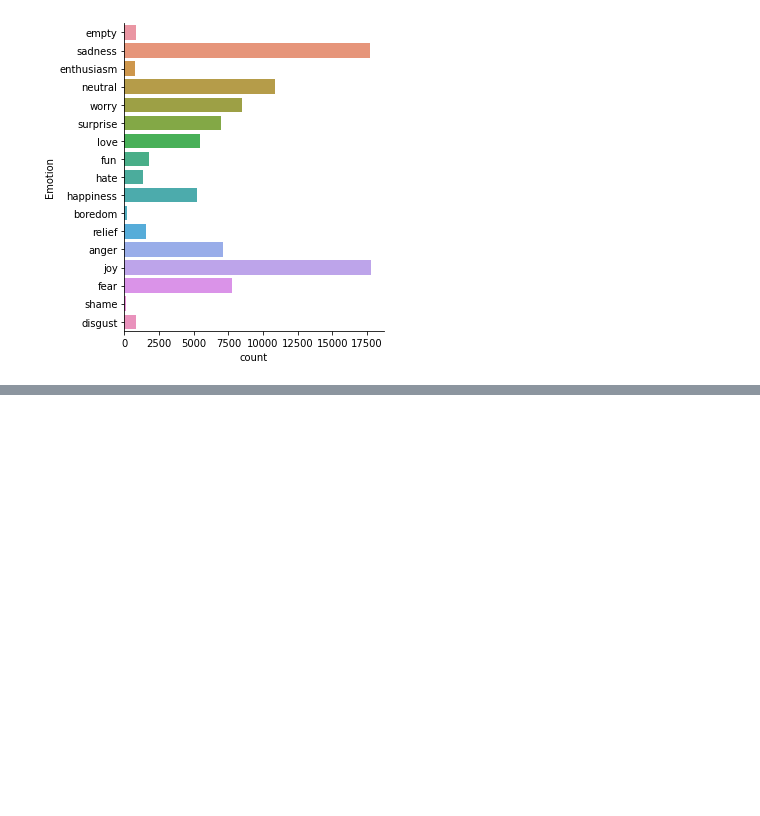
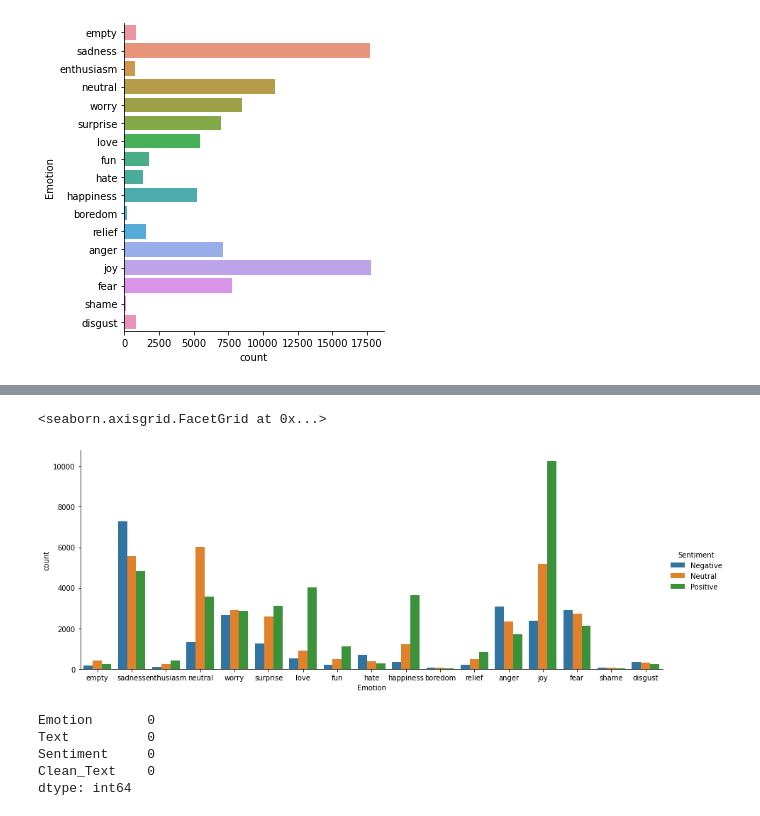
Before and after one commit to emadeldinadel2022/EmotionRecognitionText, a Jupyter notebook: emotion_recognition_with_text.ipynb, the cells around one changed output, grey strips where cells are left out. Saved outputs shown, nothing was run; the diff lists cells and outputs as text; code cells hidden in the pictures; blank space fills up the shorter version.

```diff
--- a/emotion_recognition_with_text.ipynb
+++ b/emotion_recognition_with_text.ipynb
@@ -88,0 +156,11 @@ sns.catplot(data=dataset, y="Emotion", kind = "count")
+# %%
+def get_sentiment(text):
+  blob = TextBlob(text)
+  sentiment = blob.sentiment.polarity
+  if sentiment > 0:
+    result = 'Positive'
+  elif sentiment < 0:
+    result = 'Negative'
+  else:
+    result = 'Neutral'
+  return result
@@ -88,0 +171,2 @@ sns.catplot(data=dataset, y="Emotion", kind = "count")
+# %%
+dataset['Sentiment'] = dataset['Text'].apply(get_sentiment)
@@ -88,0 +202,5 @@ sns.catplot(data=dataset, y="Emotion", kind = "count")
+# %%
+sns.catplot(x = 'Emotion', hue = 'Sentiment', data = dataset, kind = 'count', aspect = 2.5)
+# %% [output]
+<seaborn.axisgrid.FacetGrid at 0x...>
+[figure, added]
@@ -88,0 +214,8 @@ sns.catplot(data=dataset, y="Emotion", kind = "count")
+# %%
+dataset.isna().sum()
+# %% [output]
+Emotion       0
+Text          0
+Sentiment     0
+Clean_Text    0
+dtype: int64
```
Also changed, not shown: parts of 56 cells of this notebook.
